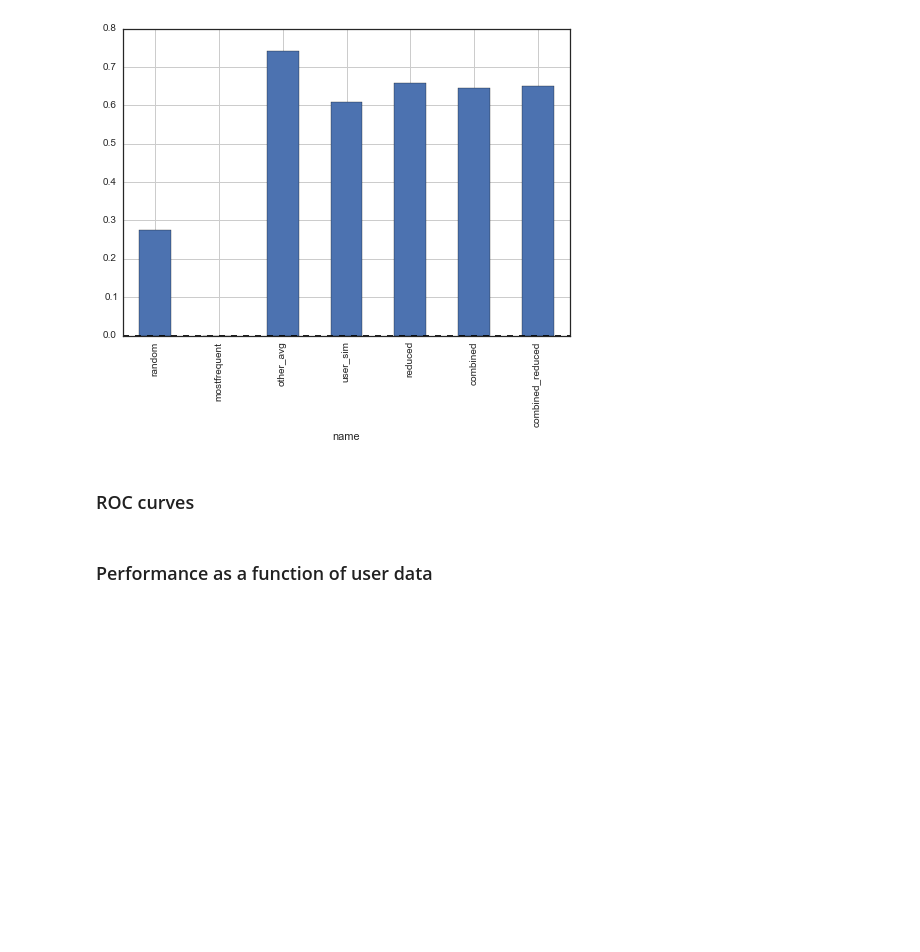
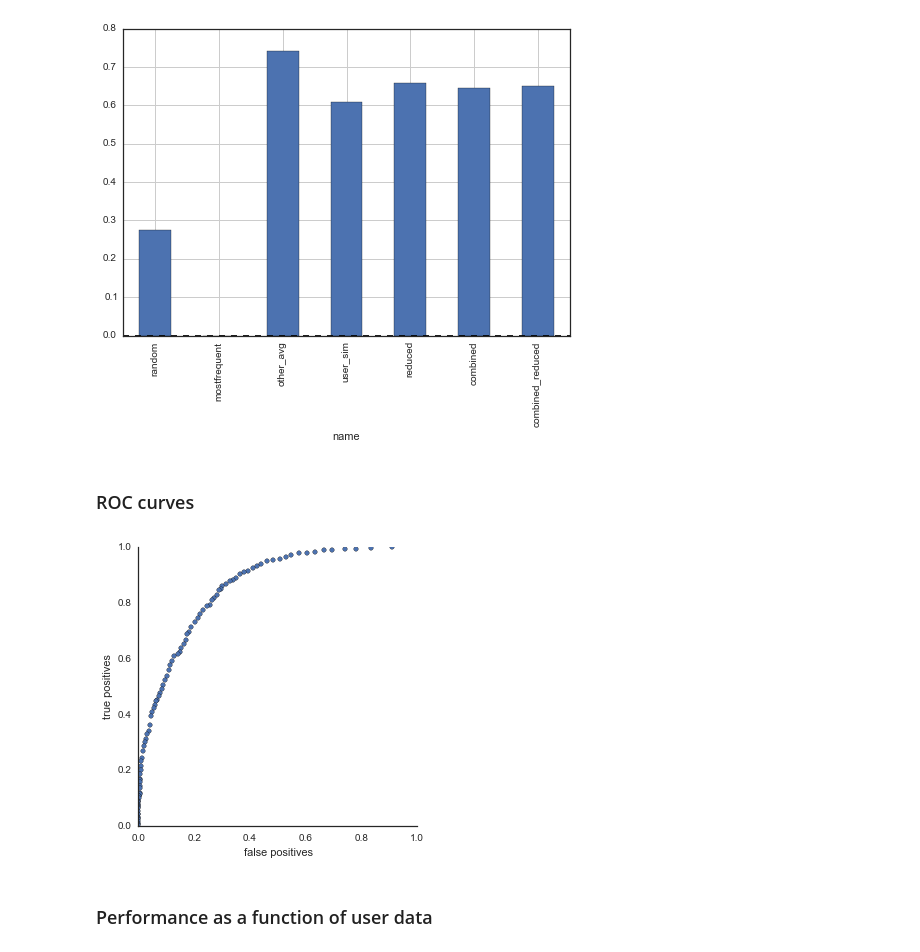
Before and after one commit to askerry/cragcrunch, a Jupyter notebook: Notebook 6. California Recommendations (Final analysis and validation evidence).ipynb, the cells around one changed output. Drawn from its saved outputs; the diff is of its cells as text; code cells hidden in the pictures; blank space fills up the shorter version.

```diff
--- a/Notebook 6. California Recommendations (Final analysis and validation evidence).ipynb
+++ b/Notebook 6. California Recommendations (Final analysis and validation evidence).ipynb
@@ -381,6 +381,37 @@ x=comparedf.groupby('name').mean().precision[comparisonlabels].plot(kind='bar')
 [figure]
 # %% [markdown]
 ### ROC curves
+# %%
+name='combined_reduced'
+name='combined_reduced'
+# %%
+tempdf=resultsdict[name][1]
+trues=(tempdf['true_rating']==4).values.astype(int)
+from sklearn.metrics import precision_score
+from sklearn.metrics import recall_score
+from sklearn.metrics import roc_curve
+# %%
+threshes=np.arange(0,1,.01)
+datadict={'thresh':threshes, 'precision':[], 'recall':[], 'false positives':[], 'true positives':[]}
+for t in threshes:
+    preds=np.array([int(p>t) for p in tempdf['prob'].values])
+    datadict['precision'].append(precision_score(trues, preds))
+    datadict['recall'].append(recall_score(trues, preds))
+    truep=float(sum(preds[trues==1]))
+    falsep=float(sum(preds[trues==0]))
+    totalP=sum(trues)
+    totalN=len(trues)-sum(trues)
+    datadict['false positives'].append(falsep/totalN)
+    datadict['true positives'].append(truep/totalP)
+rocdf=pd.DataFrame(data=datadict)
+# %%
+f,ax=plt.subplots(figsize=[5,5])
+rocdf.plot('false positives', 'true positives', kind="scatter", ax=ax, grid=False)
+ax.set_xlim([0,1])
+ax.set_ylim([0,1])
+sns.despine()
+# %% [output]
+[figure, added]
 # %% [markdown]
 ### Performance as a function of user data
 # %% [markdown]
```
Also changed, not shown: parts of 1 cell of this notebook, 18 other files.
